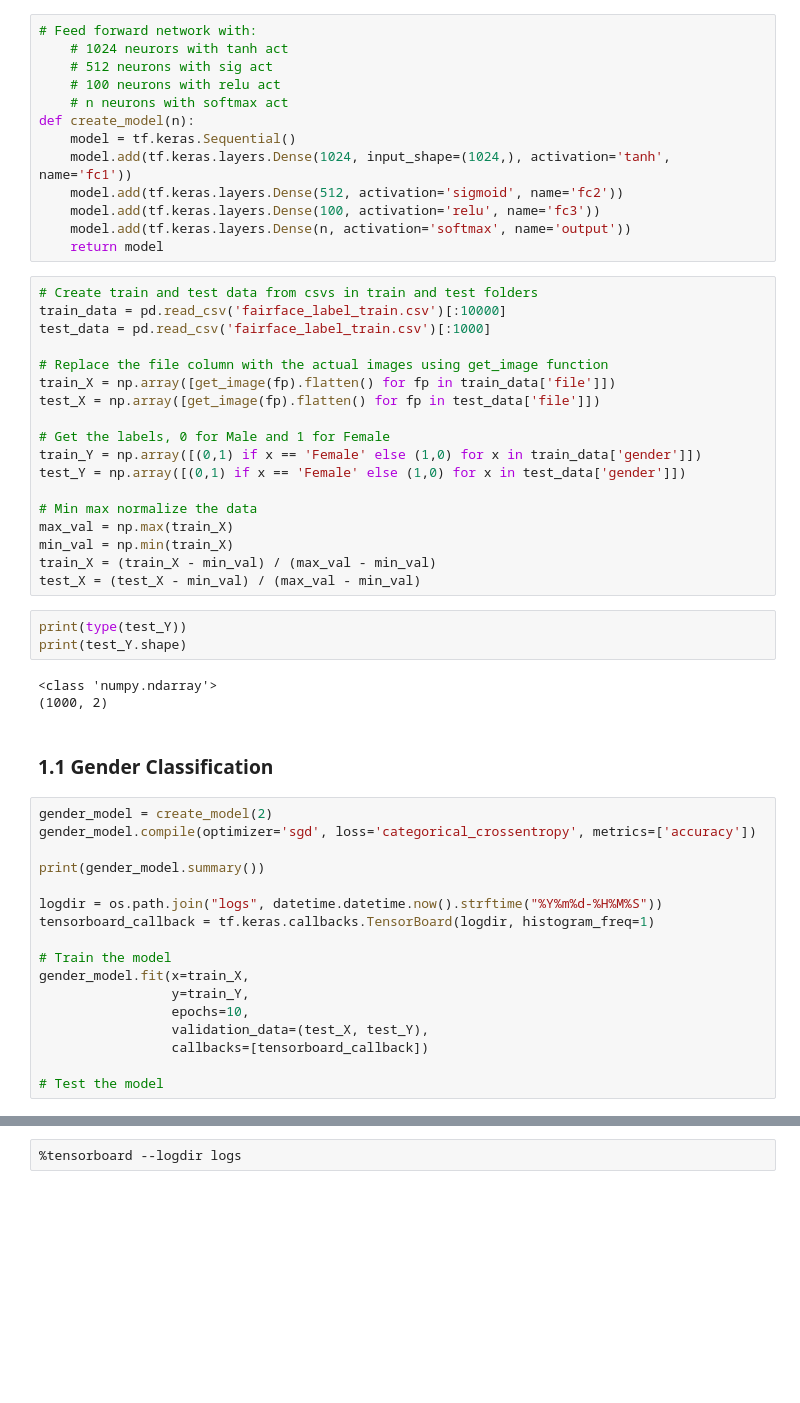
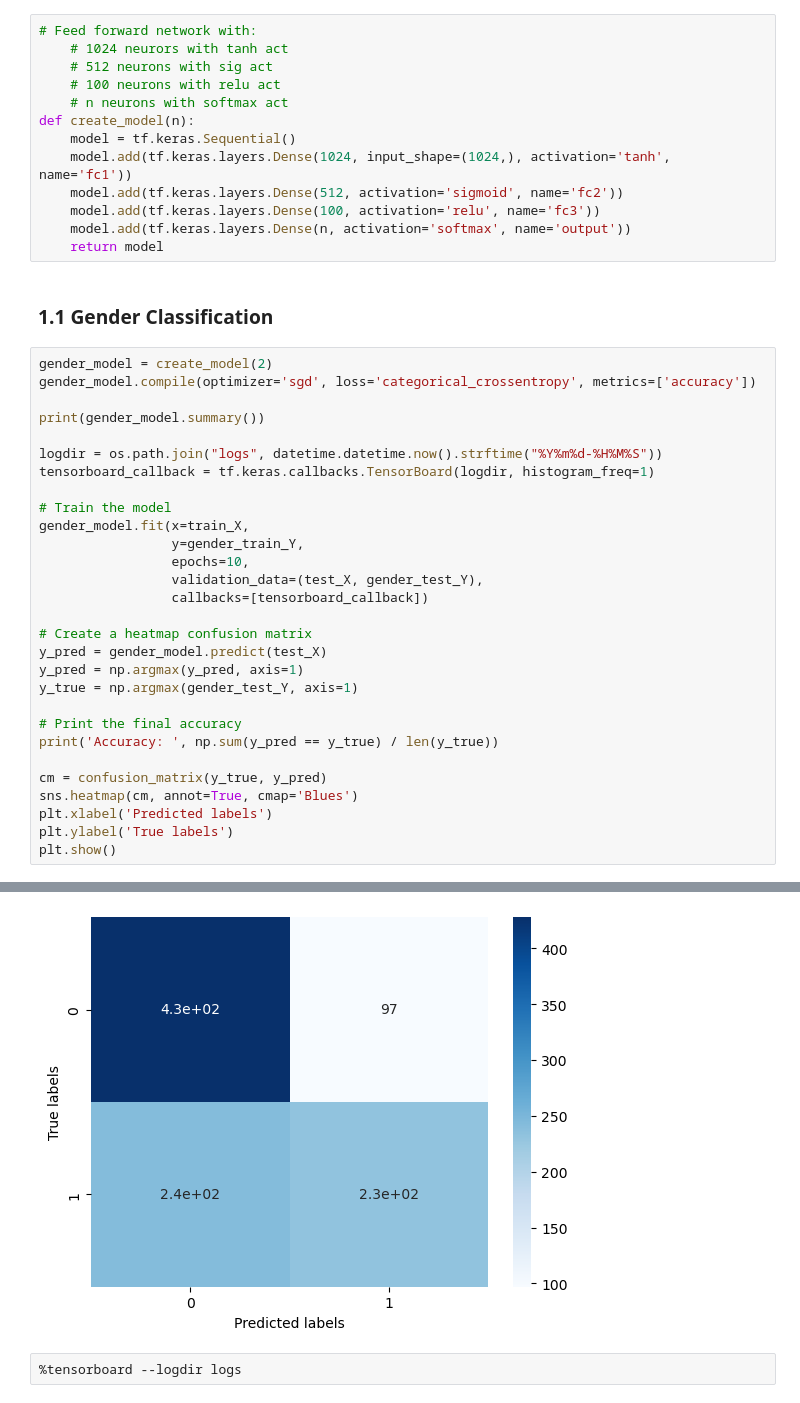
Before and after one commit to gstowe1/DeepLearning_UTK424, a Jupyter notebook: Assignment3/assignment.ipynb, the cells around one changed output, grey strips where cells are left out. Saved outputs shown, nothing was run; the diff lists cells and outputs as text; blank space fills up the shorter version.

```diff
--- a/Assignment3/assignment.ipynb
+++ b/Assignment3/assignment.ipynb
@@ -32,30 +77,6 @@ def create_model(n):
     model.add(tf.keras.layers.Dense(100, activation='relu', name='fc3'))
     model.add(tf.keras.layers.Dense(n, activation='softmax', name='output'))
     return model
-# %%
-# Create train and test data from csvs in train and test folders
-train_data = pd.read_csv('fairface_label_train.csv')[:10000]
-test_data = pd.read_csv('fairface_label_train.csv')[:1000]
-
-# Replace the file column with the actual images using get_image function
-train_X = np.array([get_image(fp).flatten() for fp in train_data['file']])
-test_X = np.array([get_image(fp).flatten() for fp in test_data['file']])
-
-# Get the labels, 0 for Male and 1 for Female
-train_Y = np.array([(0,1) if x == 'Female' else (1,0) for x in train_data['gender']])
-test_Y = np.array([(0,1) if x == 'Female' else (1,0) for x in test_data['gender']])
-
-# Min max normalize the data
-max_val = np.max(train_X)
-min_val = np.min(train_X)
-train_X = (train_X - min_val) / (max_val - min_val)
-test_X = (test_X - min_val) / (max_val - min_val)
-# %%
-print(type(test_Y))
-print(test_Y.shape)
-# %% [output]
-<class 'numpy.ndarray'>
-(1000, 2)
 # %% [markdown]
 ### 1.1 Gender Classification
 # %%
@@ -69,10 +90,22 @@ tensorboard_callback = tf.keras.callbacks.TensorBoard(logdir, histogram_freq=1)
 
 # Train the model
 gender_model.fit(x=train_X,
-                 y=train_Y,
+                 y=gender_train_Y,
                  epochs=10,
-                 validation_data=(test_X, test_Y),
+                 validation_data=(test_X, gender_test_Y),
                  callbacks=[tensorboard_callback])
 
-# Test the model
+# Create a heatmap confusion matrix
+y_pred = gender_model.predict(test_X)
+y_pred = np.argmax(y_pred, axis=1)
+y_true = np.argmax(gender_test_Y, axis=1)
+
+# Print the final accuracy
+print('Accuracy: ', np.sum(y_pred == y_true) / len(y_true))
+
+cm = confusion_matrix(y_true, y_pred)
+sns.heatmap(cm, annot=True, cmap='Blues')
+plt.xlabel('Predicted labels')
+plt.ylabel('True labels')
+plt.show()
 # %% [output]
@@ -97,3 +148,4 @@ Epoch 10/10
+[figure, added]
 # %%
 %tensorboard --logdir logs
 # %% [output]
```
Also changed, not shown: parts of 17 cells of this notebook.
